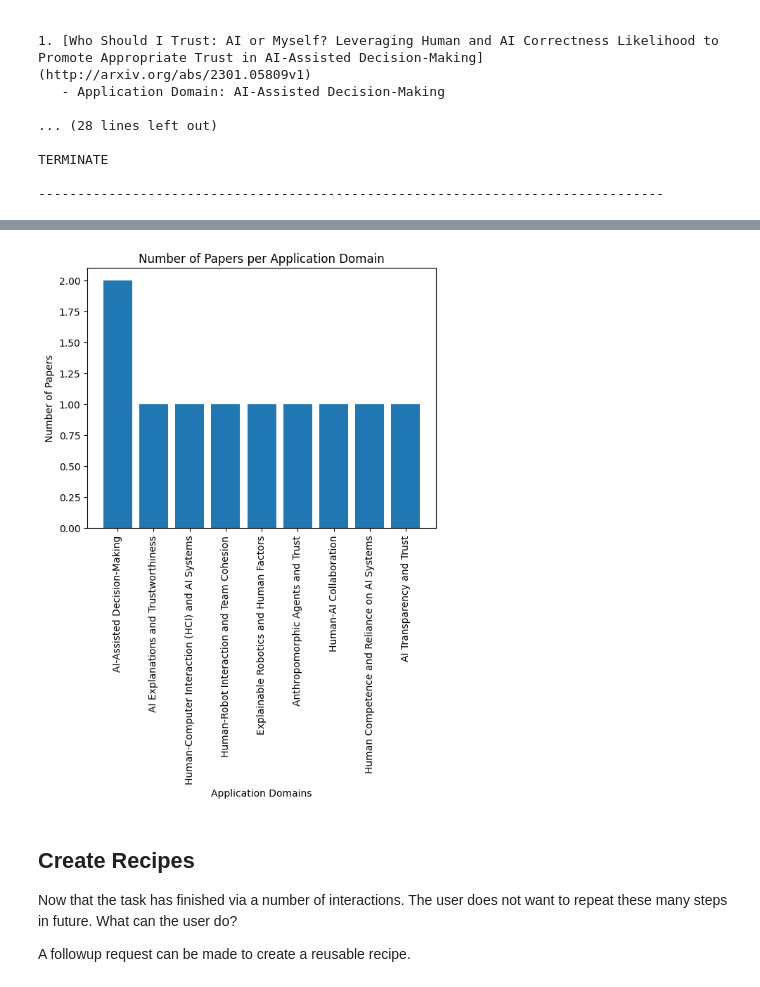
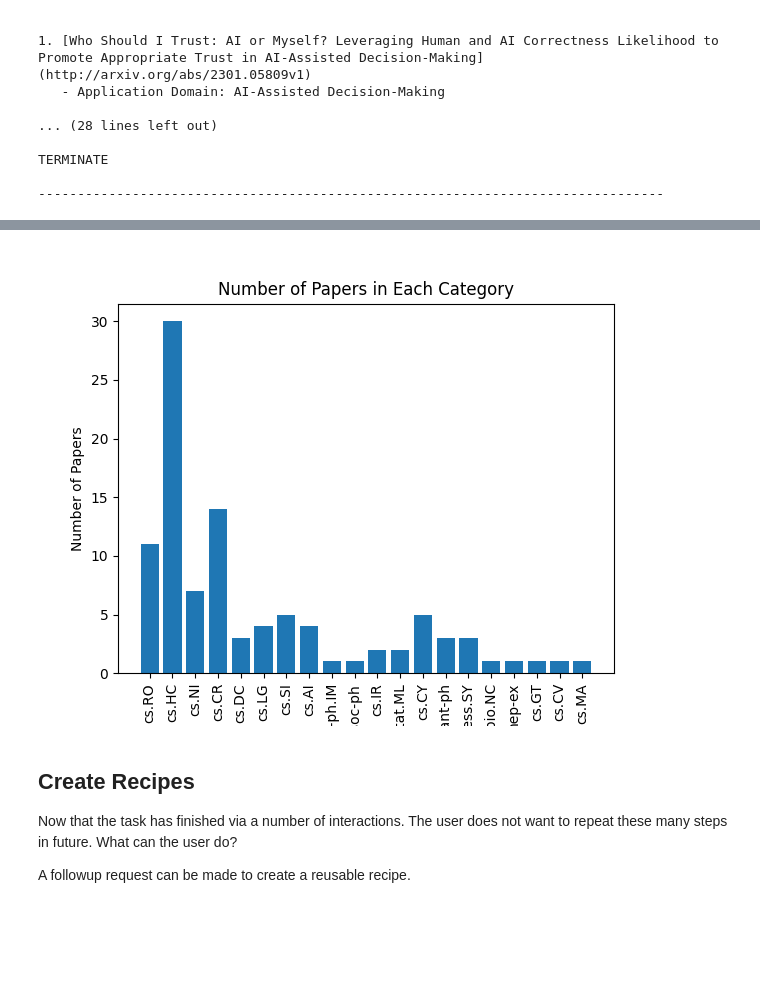
Before and after one commit to evolutionary-coder/evolutionary-coder, a Jupyter notebook: notebook/agentchat_teaching.ipynb, the cells around one changed output, grey strips where cells are left out. Drawn from its saved outputs; the diff is of its cells as text; code cells hidden in the pictures; blank space fills up the shorter version.

```diff
--- a/notebook/agentchat_teaching.ipynb
+++ b/notebook/agentchat_teaching.ipynb
@@ -164,9 +164,9 @@ TERMINATE
 # %%
 from IPython.display import Image
 
-Image(filename='work_dir/bar_chart.png')
+Image(filename='work_dir/category_counts.png')
 # %% [output]
-[figure, old version]
+[figure, new version]
 # %% [markdown]
 ## Create Recipes
 
```
Also changed, not shown: parts of 4 cells of this notebook.
